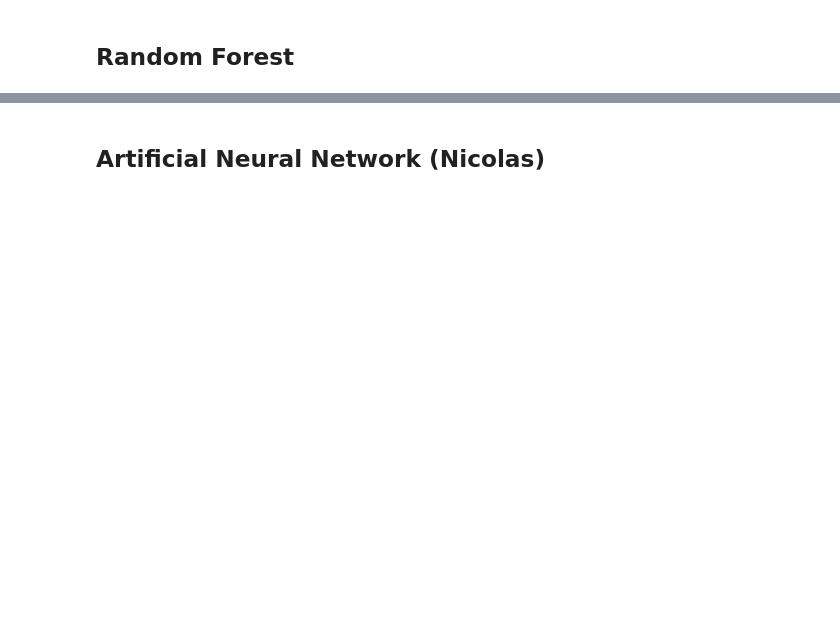
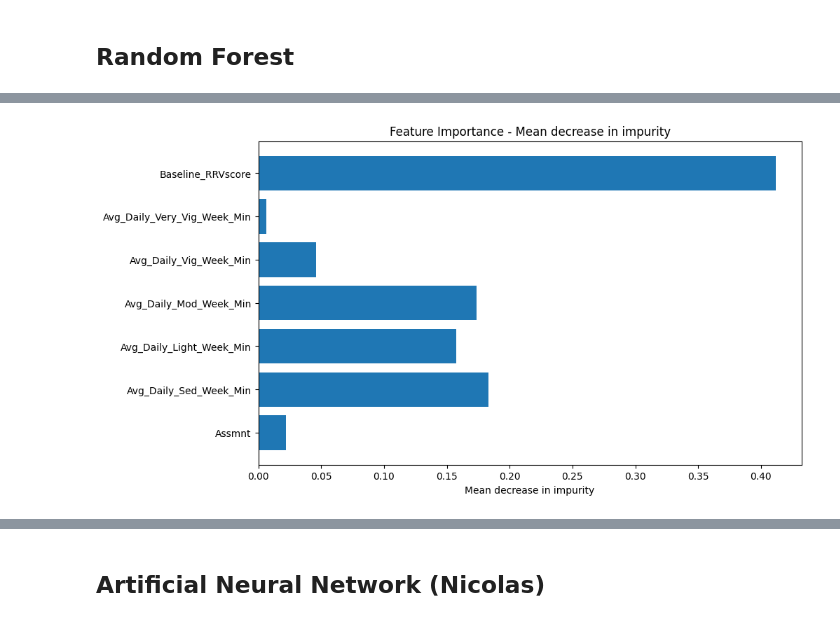
Before and after one commit to JainAnnanya/rrv-activity-modeling-ml, a Jupyter notebook: fitness_models.ipynb, the cells around one changed output, grey strips where cells are left out. Saved outputs shown, nothing was run; the diff lists cells and outputs as text; code cells hidden in the pictures; blank space fills up the shorter version.

```diff
--- a/fitness_models.ipynb
+++ b/fitness_models.ipynb
@@ -274,3 +290,11 @@ weighted avg       0.46      0.68      0.54        37
 ## Random Forest
 # %%
 # James
+
+rf_df = df.copy()
+
+rf_df.dropna(subset=["Baseline_RRVscore"])
+
+attr = rf_df.drop(columns = ['RRV_label'])  # features 'oesPos', 'oesNeg', 'pretieqPref', 'pretieqTole'
+target = rf_df['RRV_label']  # target variable
+attr_train, attr_test, target_train, target_test = train_test_split(attr, target, test_size=0.3, random_state=6)
@@ -276,0 +325,14 @@ weighted avg       0.46      0.68      0.54        37
+# %%
+from sklearn.ensemble import RandomForestClassifier
+model = RandomForestClassifier(n_estimators=100,criterion='entropy', random_state=6)
+
+model.fit(attr_train,target_train)
+target_pred = model.predict(attr_test)
+
+from sklearn.metrics import confusion_matrix, classification_report, accuracy_score
+print(f"Accuracy= {accuracy_score(target_test,target_pred)}")
+
+print(confusion_matrix(target_test,target_pred))
+print(classification_report(target_test,target_pred))
+
+feature_importance = model.feature_importances_
@@ -276,0 +351,9 @@ weighted avg       0.46      0.68      0.54        37
+# %%
+plt.figure(figsize=(10, 6))
+plt.barh(range(len(feature_importance)), feature_importance, align='center')
+plt.yticks(range(len(feature_importance)), attr.columns)
+plt.xlabel('Mean decrease in impurity')
+plt.title('Feature Importance - Mean decrease in impurity')
+plt.show()
+# %% [output]
+[figure, added]
```
Also changed, not shown: parts of 14 cells of this notebook.
